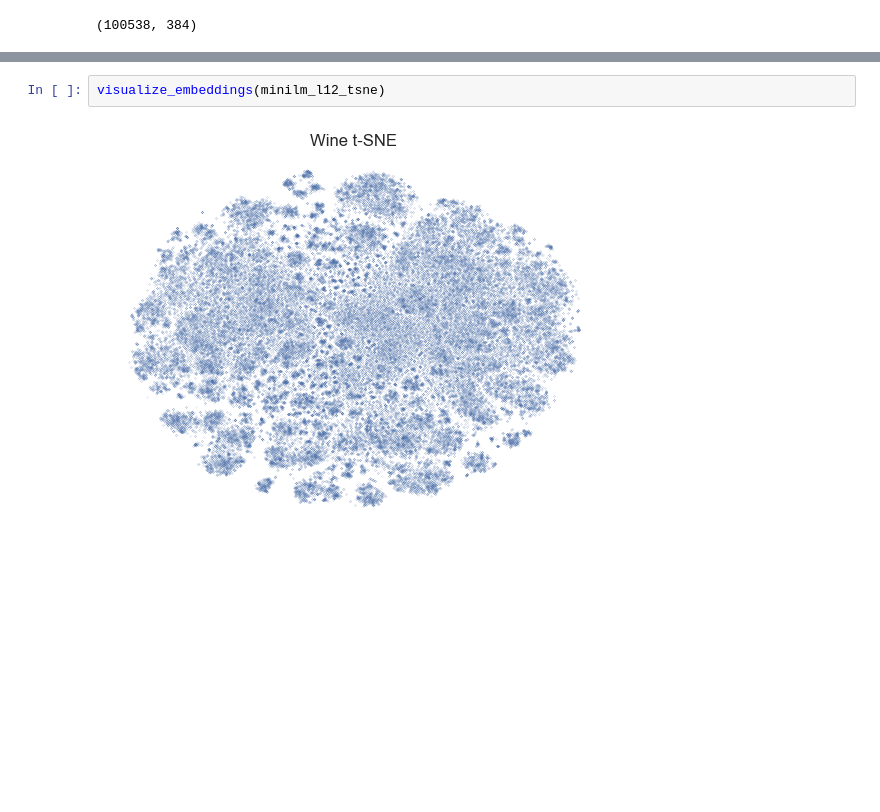
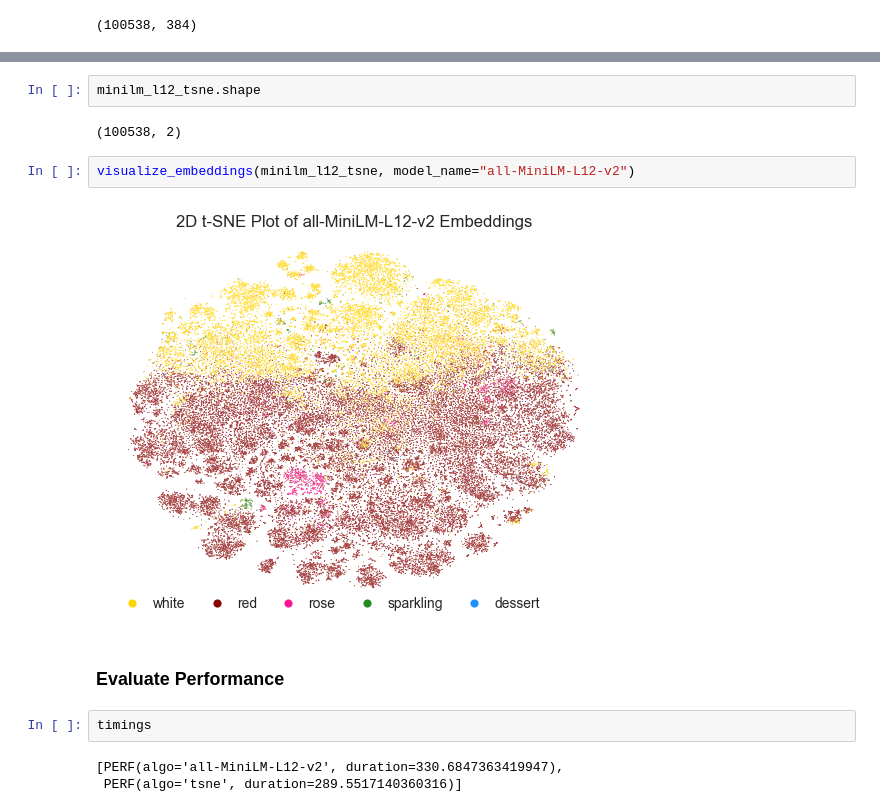
Before and after one commit to pasmith/oenologist, a Jupyter notebook: wine_reviews-sentence_transformers.ipynb, the cells around one changed output, grey strips where cells are left out. Drawn from its saved outputs; the diff is of its cells as text; blank space fills up the shorter version.

```diff
--- a/wine_reviews-sentence_transformers.ipynb
+++ b/wine_reviews-sentence_transformers.ipynb
@@ -192,4 +243,15 @@ It took $5.1$ minutes to perform t-SNE dimension reduction on embeddings for $10
-# %%
-visualize_embeddings(minilm_l12_tsne)
-# %% [output]
-[figure, removed]
+# %%
+minilm_l12_tsne.shape
+# %% [output]
+(100538, 2)
+# %%
+visualize_embeddings(minilm_l12_tsne, model_name="all-MiniLM-L12-v2")
+# %% [output]
+[figure, added]
+# %% [markdown]
+### Evaluate Performance
+# %%
+timings
+# %% [output]
+[PERF(algo='all-MiniLM-L12-v2', duration=330.6847363419947),
+ PERF(algo='tsne', duration=289.5517140360316)]
```
Also changed, not shown: parts of 32 cells of this notebook, 1 other file.
